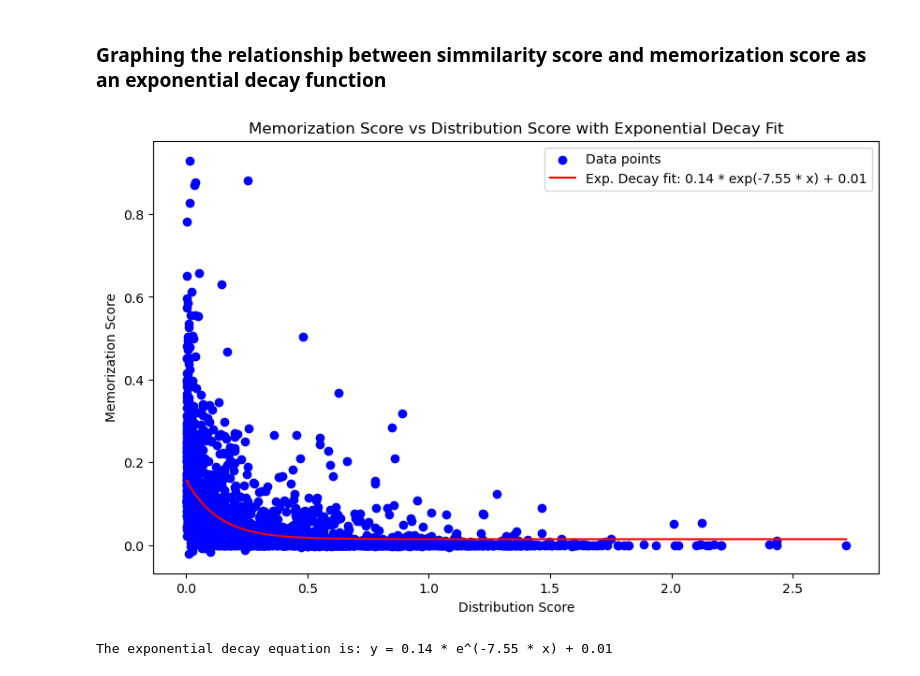
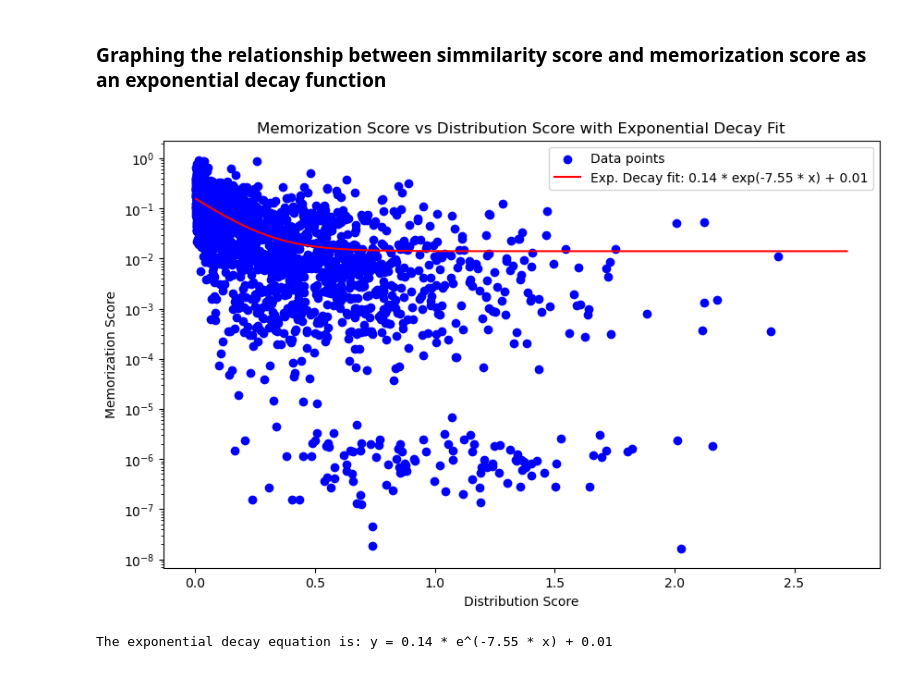
Before and after one commit to qiuresearch/aiConfidential, a Jupyter notebook: UpdatedDistributionScore.ipynb, the cells around one changed output. Drawn from its saved outputs; the diff is of its cells as text; code cells hidden in the pictures.

```diff
--- a/UpdatedDistributionScore.ipynb
+++ b/UpdatedDistributionScore.ipynb
@@ -15,10 +15,13 @@ tr_data = []  # Empty list to hold TR data
 vl_data = []  # Empty list to hold VL data
 memorization_score = []  # Empty list to hold memorization scores
 
-data_path = '/Users/ilanastern/Documents/GitHub/aiConfidential/data'
+# check user name
+repo_path = '/Users/ilanastern/Documents/GitHub/aiConfidential/'
+if os.getlogin() == 'xqiu':
+    repo_path = '/home/xqiu/bench/aiConfidential/'
 
 # Walk through all directories and subdirectories in the 'data' folder
-for root, dirs, files in os.walk(data_path):
+for root, dirs, files in os.walk(os.path.join(repo_path, 'data')):
     if root.endswith('_TR.eval') or root.endswith('_VL.eval'): # Check if we are in a TR.eval or VL.eval folder
         for file in files:
             if file.startswith('eval_loss_meta'): # Check if the file is 'eval_loss_meta'
@@ -43,11 +46,11 @@ tr_avg_f1.rename(columns={'f1': 'tr_avg_f1'}, inplace=True)
 vl_avg_f1 = vl_df.groupby('idx')['f1'].mean().reset_index()
 vl_avg_f1.rename(columns={'f1': 'vl_avg_f1'}, inplace=True)
 
-memscore_df = pd.merge(tr_avg_f1, vl_avg_f1, on='idx')# Combining the TR and VL dataframes into one
+merged_df = pd.merge(tr_avg_f1, vl_avg_f1, on='idx')# Combining the TR and VL dataframes into one
 
 # Get memorization score
-memscore_df['Memorization_Score'] = merged_df['tr_avg_f1'] - merged_df['vl_avg_f1'] # Subtract the VL F1 score from the TR F1 score for each idx
-print(memscore_df)
+merged_df['Memorization_Score'] = merged_df['tr_avg_f1'] - merged_df['vl_avg_f1'] # Subtract the VL F1 score from the TR F1 score for each idx
+print(merged_df)
 # %% [output]
         idx  tr_avg_f1  vl_avg_f1  Memorization_Score
 0      1029   0.551358   0.434499            0.116858
@@ -67,14 +70,14 @@ print(memscore_df)
 ### Calculating the Simmilarity Score from the pickle package (same process as in orginal Distribution Score Data)
 # %%
 # Open the pickle file in read-binary mode and load the data
-with open('/Users/ilanastern/Documents/GitHub/aiConfidential/nr80-vs-nr80.rnaforester.alnIdentity_pairwise.pkl', 'rb') as file:
+with open(os.path.join(repo_path, 'data/nr80-vs-nr80.rnaforester.alnIdentity_pairwise.pkl'), 'rb') as file:
     data = pickle.load(file)
 
 pickle_df = pd.DataFrame(data)  # Renamed file to 'pickle_df'
 
 # Rename idx values to stop before the first underscore so idx values match up to memorization score data
-pickle_df.index = data_df.index.map(lambda x: str(x).split('_', 1)[0])
-pickle_df.columns = data_df.columns.map(lambda x: str(x).split('_', 1)[0])
+pickle_df.index = pickle_df.index.map(lambda x: str(x).split('_', 1)[0])
+pickle_df.columns = pickle_df.columns.map(lambda x: str(x).split('_', 1)[0])
 
 # Constants for the exponential decay function that I used to model the distribution scores, Values closest to 1 have the highest points (10)
 #The function is A * exp(-B * (1 - score)) Values of 0.9 are worth 1 point. A score of 0 is worth 0 points.
@@ -119,33 +122,34 @@ print(similarity_scores_df)
 # %% [markdown]
 ### Graphing the relationship between simmilarity score and memorization score as an exponential decay function
 # %%
-memscore_df['idx'] = memscore_df['idx'].astype(str) #ensuring both dataframes have the same data type for the idx column
+merged_df['idx'] = merged_df['idx'].astype(str) #ensuring both dataframes have the same data type for the idx column
 similarity_scores_df['idx'] = similarity_scores_df['idx'].astype(str)
 
 # Merging the two dataframes so each idx has a memorization score and a similarity score
-merged_df = pd.merge(memscore_df, similarity_scores_df, on='idx', how='inner')
+merged_df = pd.merge(merged_df, similarity_scores_df, on='idx', how='inner')
 
 def exp_decay(x, a, b, c): # Exponential decay function to fit the data
     return a * np.exp(-b * x) + c
 
 # Fitting data
 x = merged_df['similarity_score']
 y = merged_df['Memorization_Score']
 initial_guess = [1, 1, 1]  # Initial guess for parameters a, b, c
 params, covariance = curve_fit(exp_decay, x, y, p0=initial_guess)
 x_fit = np.linspace(min(x), max(x), 500) # Generate x values for the fitted curve
 y_fit = exp_decay(x_fit, *params)
 
 # Plotting
 plt.figure(figsize=(10, 6))
 plt.scatter(x, y, color='blue', label='Data points')
 plt.plot(x_fit, y_fit, color='red', label=f'Exp. Decay fit: {params[0]:.2f} * exp(-{params[1]:.2f} * x) + {params[2]:.2f}')
 plt.xlabel('Distribution Score')
 plt.ylabel('Memorization Score')
 plt.title('Memorization Score vs Distribution Score with Exponential Decay Fit')
 plt.legend()
+plt.yscale('log')
 plt.show()
 print(f'The exponential decay equation is: y = {params[0]:.2f} * e^(-{params[1]:.2f} * x) + {params[2]:.2f}')
 # %% [output]
-[figure, old version]
+[figure, new version]
 The exponential decay equation is: y = 0.14 * e^(-7.55 * x) + 0.01
```
